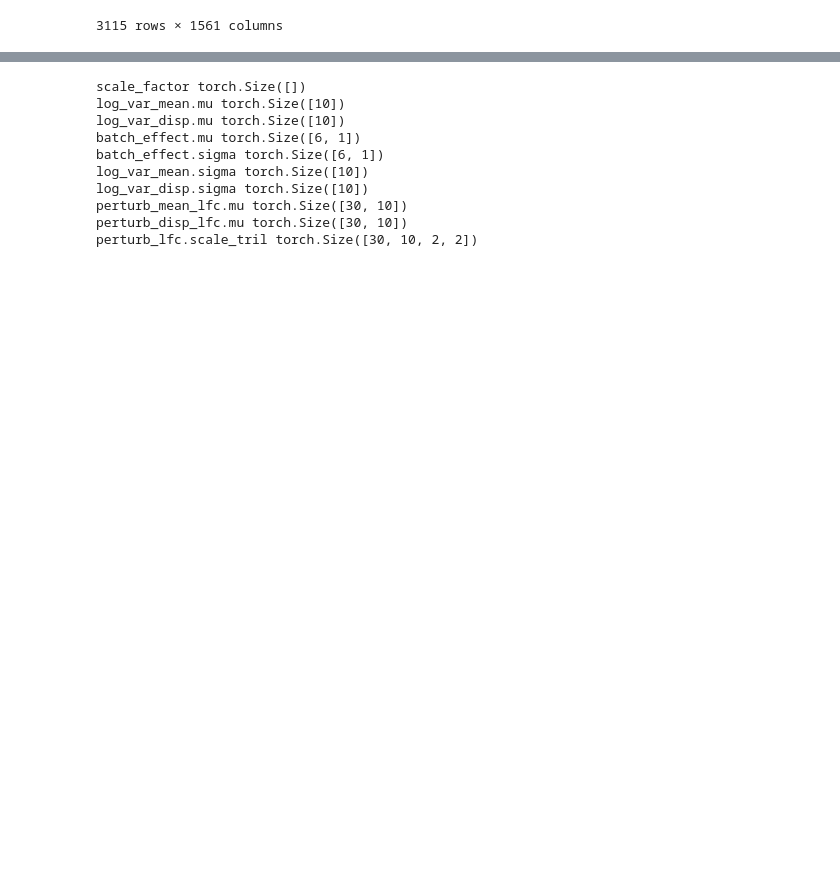
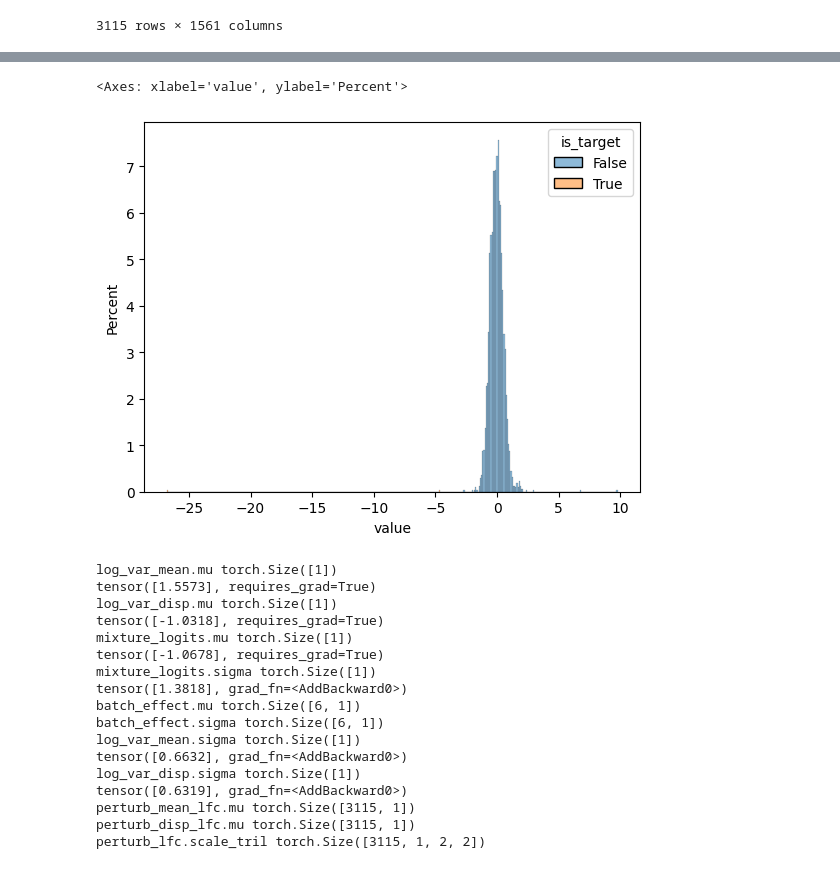
Before and after one commit to pinellolab/PerTurbo, a Jupyter notebook: docs/notebooks/gasperini_pilot.ipynb, the cells around one changed output, grey strips where cells are left out. Cells and saved outputs as stored; diff of their text form; code cells hidden in the pictures; blank space fills up the shorter version.

Commit message:
ad nb mixture model as optional likelihood

```diff
--- a/docs/notebooks/gasperini_pilot.ipynb
+++ b/docs/notebooks/gasperini_pilot.ipynb
@@ -6,10 +6,12 @@ import anndata as ad
 import numpy as np
 import pandas as pd
 import perturbvi
+import seaborn as sns
+import scanpy as sc
 import os
 import pyro
 
-smoke_test = True
+smoke_test = False
 # %% [output]
 Global seed set to 0
 # %%
@@ -50,24 +63,27 @@ mdata['grna'].varm['element_targeted']
 | scrambled_9|2 | 0.0 | 0.0 | 0.0 | 0.0 | 0.0 | 0.0 | 0.0 | 0.0 | 0.0 | ... |
 3115 rows × 1561 columns
 # %%
-guides = mdata['grna'].var_names
-selected_guides = list(guides[guides.str.contains(r"TSS|random|scrambled", regex=True)])
+guides = mdata["grna"].var_names
+selected_guides = list(guides)
+# selected_guides = list(guides[guides.str.contains(r"TSS|random|scrambled", regex=True)])
 if smoke_test:
     selected_guides = selected_guides[:20] + selected_guides[-10:]
     print("guides", selected_guides)
 
-selected_elements = list({guide.split('|')[0] for guide in selected_guides if '_TSS' in guide})
-element_subset = mdata['grna'].varm['element_targeted'][selected_elements].copy()
+selected_elements = list({guide.split("|")[0] for guide in selected_guides if "_TSS" in guide})
+element_subset = mdata["grna"].varm["element_targeted"][selected_elements].copy()
 
-grna_subset = mdata['grna']
-grna_subset.varm['element_targeted'] = element_subset.values
+grna_subset = mdata["grna"]
+grna_subset.varm["element_targeted"] = element_subset
 
-grna_subset = mdata['grna'][:,selected_guides]
-genes = list({e.split('_')[0] for e in selected_elements if '_TSS' in e})
-subset_genes = [g for g in genes if g in mdata['rna'].var_names]
+grna_subset = mdata["grna"][:, selected_guides]
+genes = list(sorted({e.split("_")[0] for e in selected_elements if "_TSS" in e}))
+subset_genes = [g for g in genes if g in mdata["rna"].var_names]
+subset_genes = [subset_genes[1]] # SINGLE GENE ONLY
+print(subset_genes)
 
 if smoke_test:
-    print("elements",selected_elements)
-    print("genes",subset_genes)
-assert grna_subset.varm['element_targeted'].shape == (len(selected_guides), len(selected_elements))
+    print("elements", selected_elements)
+    print("genes", subset_genes)
+assert grna_subset.varm["element_targeted"].shape == (len(selected_guides), len(selected_elements))
 # %% [output]
@@ -221,14 +259,39 @@ APLP2
+# %%
+sns.histplot(significant_results, hue='is_target', x='value', stat="percent")
+# significant_results.groupby("guide").count()['gene'].sort_values().tail(20)
+# significant_results.to_excel("significant_results.xlsx")
+# # perturb_z_scores[:,gene_index].detach().cpu().numpy()
+# z_df = pd.DataFrame({'z_score': perturb_z_scores[:,gene_index],
+#                     'mean_mu': perturb_mean_lfc_mu[:,gene_index],
+#                     'disp_mu': perturb_disp_lfc_mu[:,gene_index],
+#                     'mu_p_val': perturb_p_vals[:,gene_index],
+#                     'grna': mdata_subset['grna'].var_names,})
+# # z_df.hist('mu_p_val', bins=100)
+# names[gene_index])
+# print(z_df.sort_values('mu_p_val', ascending=True).reset_index(drop=True).head(20))
+# %% [output]
+<Axes: xlabel='value', ylabel='Percent'>
+[figure, added]
 # %%
 for k, v in pyro.get_param_store().items():
-    print (k, v.shape)
+    print(k, v.shape)
+    if sum(v.shape) <= 1:
+        print(v)
 # %% [output]
-scale_factor torch.Size([])
-log_var_mean.mu torch.Size([10])
-log_var_disp.mu torch.Size([10])
+log_var_mean.mu torch.Size([1])
+tensor([1.5573], requires_grad=True)
+log_var_disp.mu torch.Size([1])
+tensor([-1.0318], requires_grad=True)
+mixture_logits.mu torch.Size([1])
+tensor([-1.0678], requires_grad=True)
+mixture_logits.sigma torch.Size([1])
+tensor([1.3818], grad_fn=<AddBackward0>)
 batch_effect.mu torch.Size([6, 1])
 batch_effect.sigma torch.Size([6, 1])
-log_var_mean.sigma torch.Size([10])
-log_var_disp.sigma torch.Size([10])
-perturb_mean_lfc.mu torch.Size([30, 10])
-perturb_disp_lfc.mu torch.Size([30, 10])
-perturb_lfc.scale_tril torch.Size([30, 10, 2, 2])
+log_var_mean.sigma torch.Size([1])
+tensor([0.6632], grad_fn=<AddBackward0>)
+log_var_disp.sigma torch.Size([1])
+tensor([0.6319], grad_fn=<AddBackward0>)
+perturb_mean_lfc.mu torch.Size([3115, 1])
+perturb_disp_lfc.mu torch.Size([3115, 1])
+perturb_lfc.scale_tril torch.Size([3115, 1, 2, 2])
```
Also changed, not shown: parts of 11 cells of this notebook, 3 other files.
